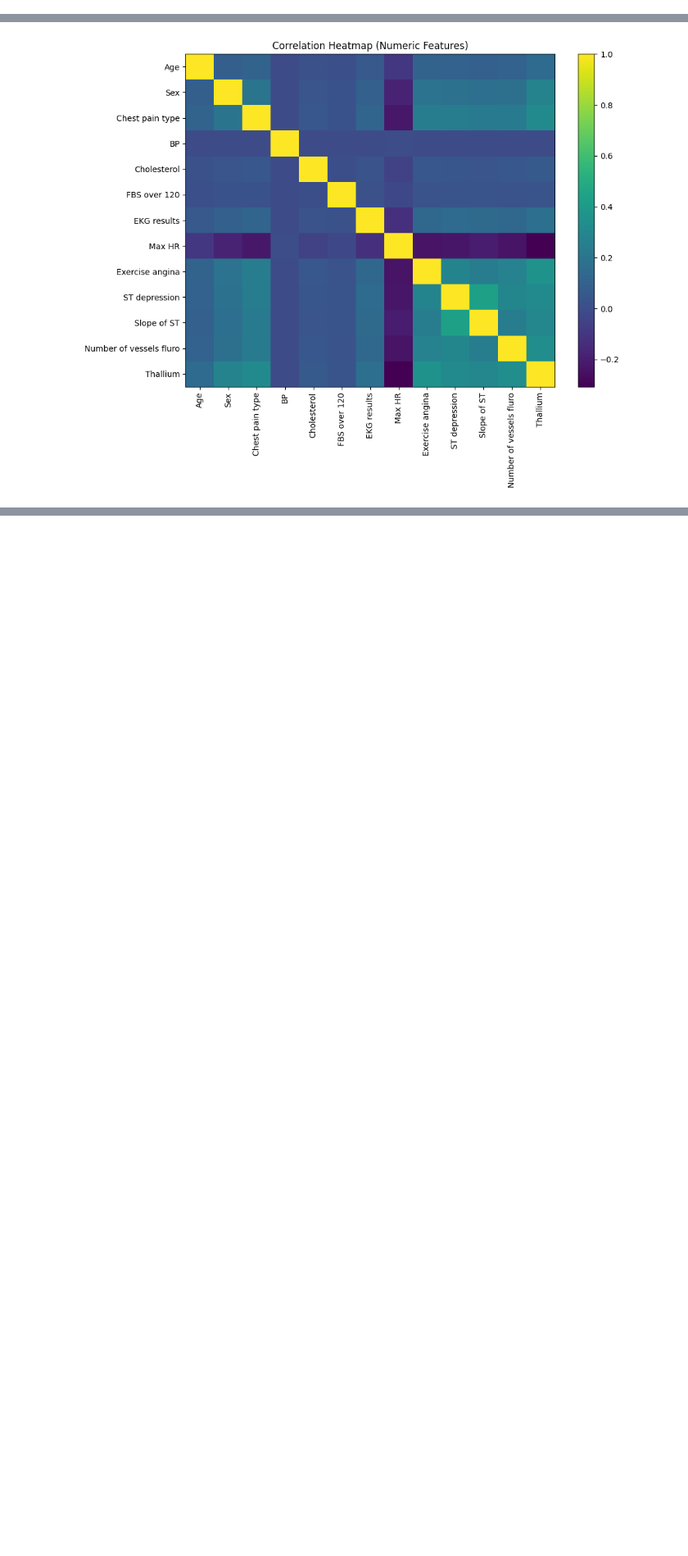
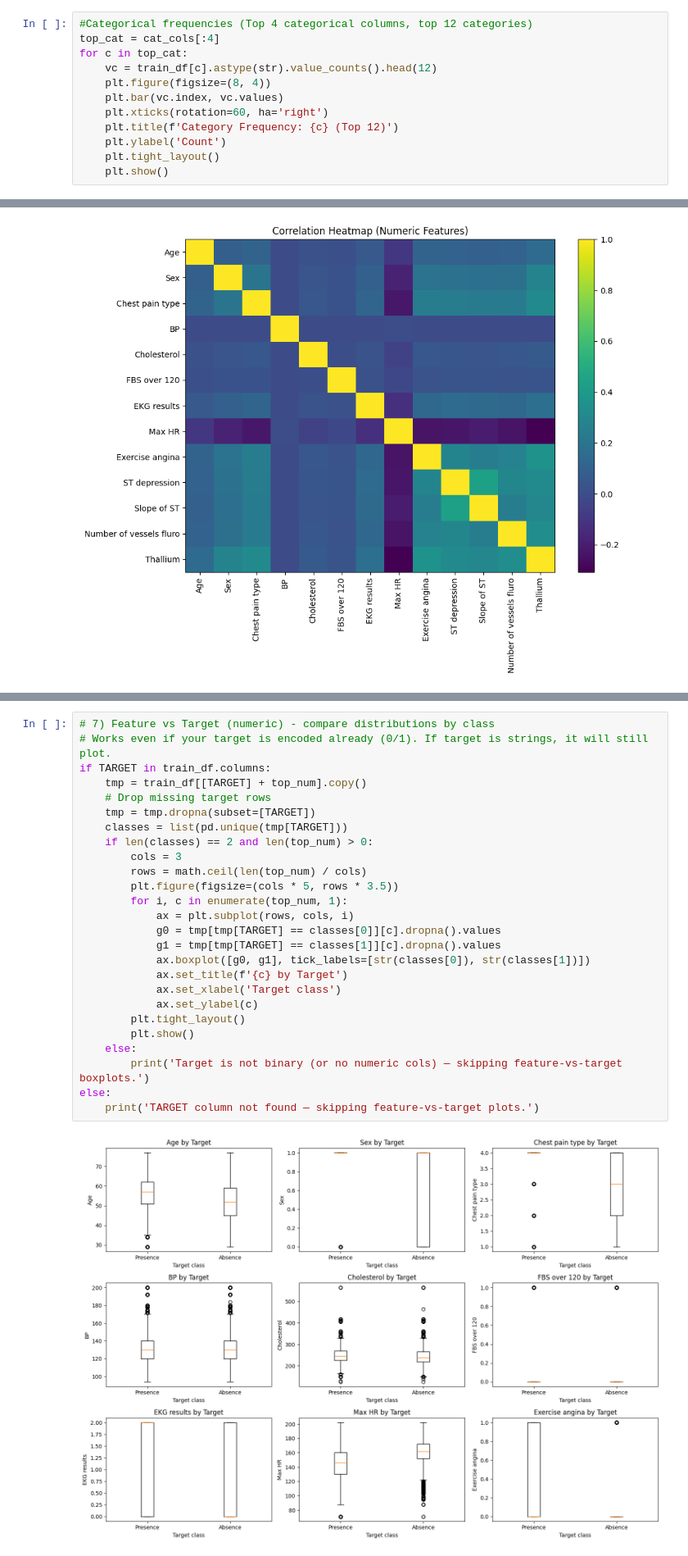
Before and after one commit to Dilshan7542/CI-Assigment, a Jupyter notebook: assignment-dilshan.ipynb, the cells around one changed output, grey strips where cells are left out. Shown at 82% size. Cells and saved outputs as stored; diff of their text form; blank space fills up the shorter version.

```diff
--- a/assignment-dilshan.ipynb
+++ b/assignment-dilshan.ipynb
@@ -143,0 +192,12 @@ plt.show()
+# %%
+#Categorical frequencies (Top 4 categorical columns, top 12 categories)
+top_cat = cat_cols[:4]
+for c in top_cat:
+    vc = train_df[c].astype(str).value_counts().head(12)
+    plt.figure(figsize=(8, 4))
+    plt.bar(vc.index, vc.values)
+    plt.xticks(rotation=60, ha='right')
+    plt.title(f'Category Frequency: {c} (Top 12)')
+    plt.ylabel('Count')
+    plt.tight_layout()
+    plt.show()
@@ -158,3 +222,31 @@ if len(num_cols) > 1:
+# %%
+# 7) Feature vs Target (numeric) - compare distributions by class
+# Works even if your target is encoded already (0/1). If target is strings, it will still plot.
+if TARGET in train_df.columns:
+    tmp = train_df[[TARGET] + top_num].copy()
+    # Drop missing target rows
+    tmp = tmp.dropna(subset=[TARGET])
+    classes = list(pd.unique(tmp[TARGET]))
+    if len(classes) == 2 and len(top_num) > 0:
+        cols = 3
+        rows = math.ceil(len(top_num) / cols)
+        plt.figure(figsize=(cols * 5, rows * 3.5))
+        for i, c in enumerate(top_num, 1):
+            ax = plt.subplot(rows, cols, i)
+            g0 = tmp[tmp[TARGET] == classes[0]][c].dropna().values
+            g1 = tmp[tmp[TARGET] == classes[1]][c].dropna().values
+            ax.boxplot([g0, g1], tick_labels=[str(classes[0]), str(classes[1])])
+            ax.set_title(f'{c} by Target')
+            ax.set_xlabel('Target class')
+            ax.set_ylabel(c)
+        plt.tight_layout()
+        plt.show()
+    else:
+        print('Target is not binary (or no numeric cols) — skipping feature-vs-target boxplots.')
+else:
+    print('TARGET column not found — skipping feature-vs-target plots.')
+# %% [output]
+[figure, added]
 # %% [markdown]
 # Missing Handle and Categorical Encode (Pipeline)
 # %%
```
Also changed, not shown: parts of 23 cells of this notebook.
